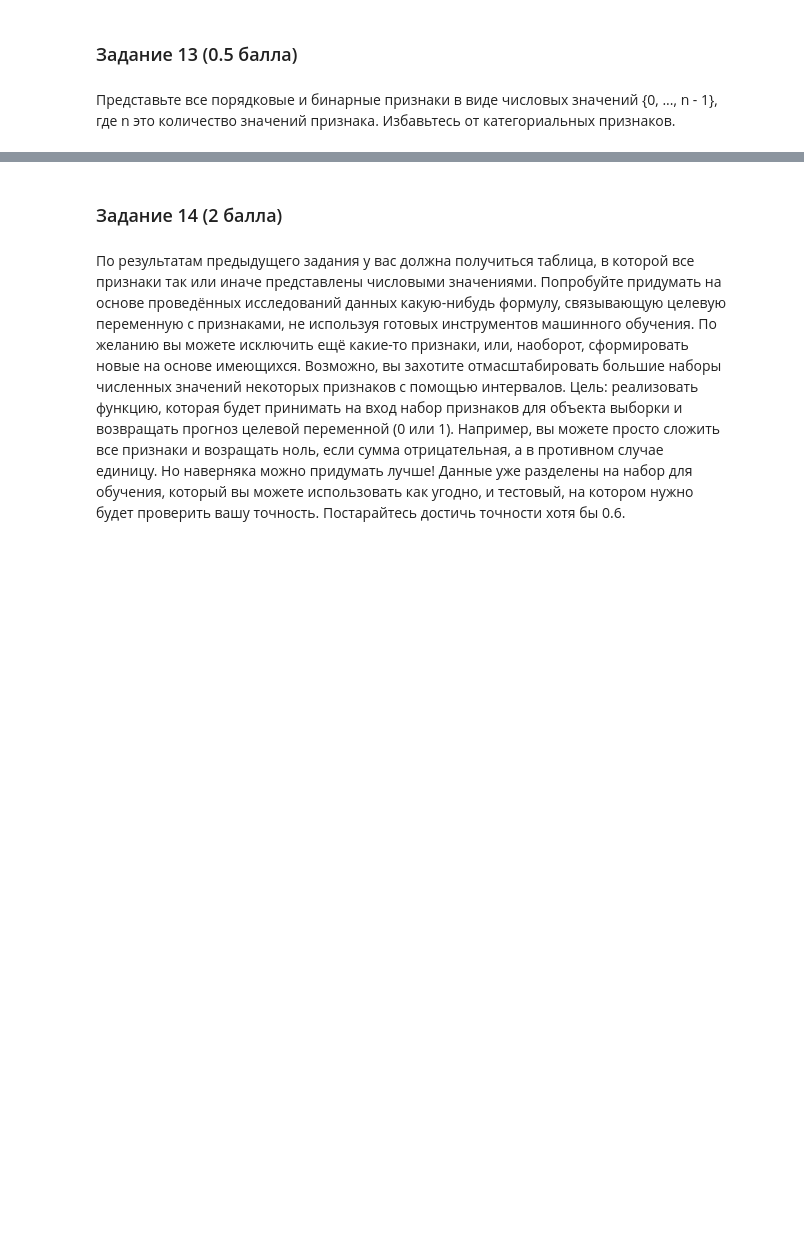
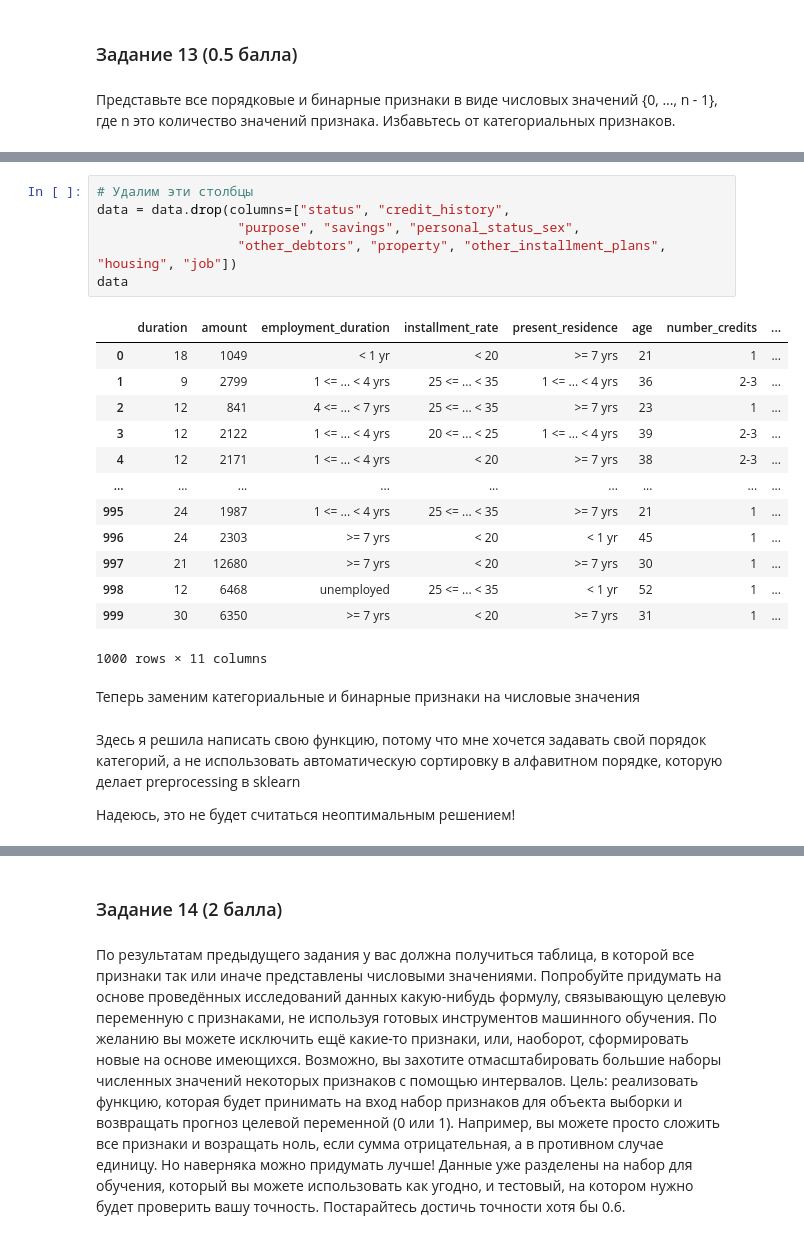
Before and after one commit to alyonabelenko/Courses, a Jupyter notebook: IAD2/03_eda/hw03-EDA.ipynb, the cells around one changed output, grey strips where cells are left out. Saved outputs shown, nothing was run; the diff lists cells and outputs as text; blank space fills up the shorter version.

```diff
--- a/IAD2/03_eda/hw03-EDA.ipynb
+++ b/IAD2/03_eda/hw03-EDA.ipynb
@@ -323,0 +332,26 @@ plt.show()
+# %%
+# Удалим эти столбцы
+data = data.drop(columns=["status", "credit_history",
+                  "purpose", "savings", "personal_status_sex",
+                  "other_debtors", "property", "other_installment_plans", "housing", "job"])
+data
+# %% [output]
+|  | duration | amount | employment_duration | installment_rate | present_residence | age | number_credits | ... |
+| 0 | 18 | 1049 | < 1 yr | < 20 | >= 7 yrs | 21 | 1 | ... |
+| 1 | 9 | 2799 | 1 <= ... < 4 yrs | 25 <= ... < 35 | 1 <= ... < 4 yrs | 36 | 2-3 | ... |
+| 2 | 12 | 841 | 4 <= ... < 7 yrs | 25 <= ... < 35 | >= 7 yrs | 23 | 1 | ... |
+| 3 | 12 | 2122 | 1 <= ... < 4 yrs | 20 <= ... < 25 | 1 <= ... < 4 yrs | 39 | 2-3 | ... |
+| 4 | 12 | 2171 | 1 <= ... < 4 yrs | < 20 | >= 7 yrs | 38 | 2-3 | ... |
+| ... | ... | ... | ... | ... | ... | ... | ... | ... |
+| 995 | 24 | 1987 | 1 <= ... < 4 yrs | 25 <= ... < 35 | >= 7 yrs | 21 | 1 | ... |
+| 996 | 24 | 2303 | >= 7 yrs | < 20 | < 1 yr | 45 | 1 | ... |
+| 997 | 21 | 12680 | >= 7 yrs | < 20 | >= 7 yrs | 30 | 1 | ... |
+| 998 | 12 | 6468 | unemployed | 25 <= ... < 35 | < 1 yr | 52 | 1 | ... |
+| 999 | 30 | 6350 | >= 7 yrs | < 20 | >= 7 yrs | 31 | 1 | ... |
+1000 rows × 11 columns
+# %% [markdown]
+Теперь заменим категориальные и бинарные признаки на числовые значения
+# %% [markdown]
+Здесь я решила написать свою функцию, потому что мне хочется задавать свой порядок категорий, а не использовать автоматическую сортировку в алфавитном порядке, которую делает preprocessing в sklearn
+
+Надеюсь, это не будет считаться неоптимальным решением!
```
Also changed, not shown: parts of 29 cells of this notebook.
